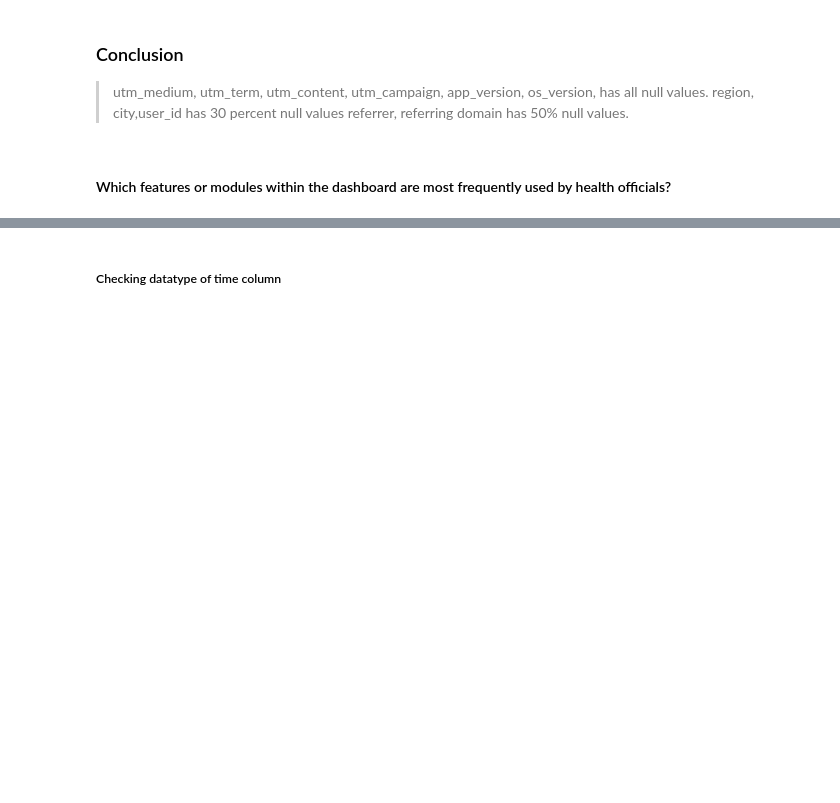
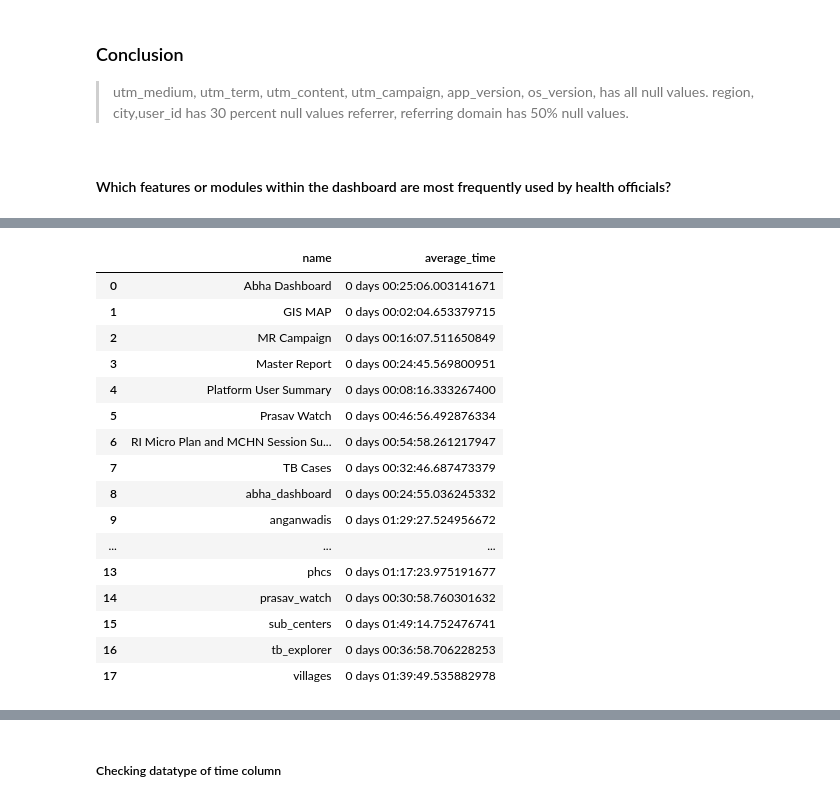
Before and after one commit to taleyahusn21/User-Engagement, a Jupyter notebook: User Engagement.ipynb, the cells around one changed output, grey strips where cells are left out. Drawn from its saved outputs; the diff is of its cells as text; code cells hidden in the pictures; blank space fills up the shorter version.

```diff
--- a/User Engagement.ipynb
+++ b/User Engagement.ipynb
@@ -334,0 +303,21 @@ final_result_df
+# %%
+average_time_per_part = total_time.groupby('name')['time_diff'].mean().reset_index(name='average_time')
+average_time_per_part
+# %% [output]
+|  | name | average_time |
+| 0 | Abha Dashboard | 0 days 00:25:06.003141671 |
+| 1 | GIS MAP | 0 days 00:02:04.653379715 |
+| 2 | MR Campaign | 0 days 00:16:07.511650849 |
+| 3 | Master Report | 0 days 00:24:45.569800951 |
+| 4 | Platform User Summary | 0 days 00:08:16.333267400 |
+| 5 | Prasav Watch | 0 days 00:46:56.492876334 |
+| 6 | RI Micro Plan and MCHN Session Su... | 0 days 00:54:58.261217947 |
+| 7 | TB Cases | 0 days 00:32:46.687473379 |
+| 8 | abha_dashboard | 0 days 00:24:55.036245332 |
+| 9 | anganwadis | 0 days 01:29:27.524956672 |
+| ... | ... | ... |
+| 13 | phcs | 0 days 01:17:23.975191677 |
+| 14 | prasav_watch | 0 days 00:30:58.760301632 |
+| 15 | sub_centers | 0 days 01:49:14.752476741 |
+| 16 | tb_explorer | 0 days 00:36:58.706228253 |
+| 17 | villages | 0 days 01:39:49.535882978 |
```
Also changed, not shown: parts of 15 cells of this notebook.
